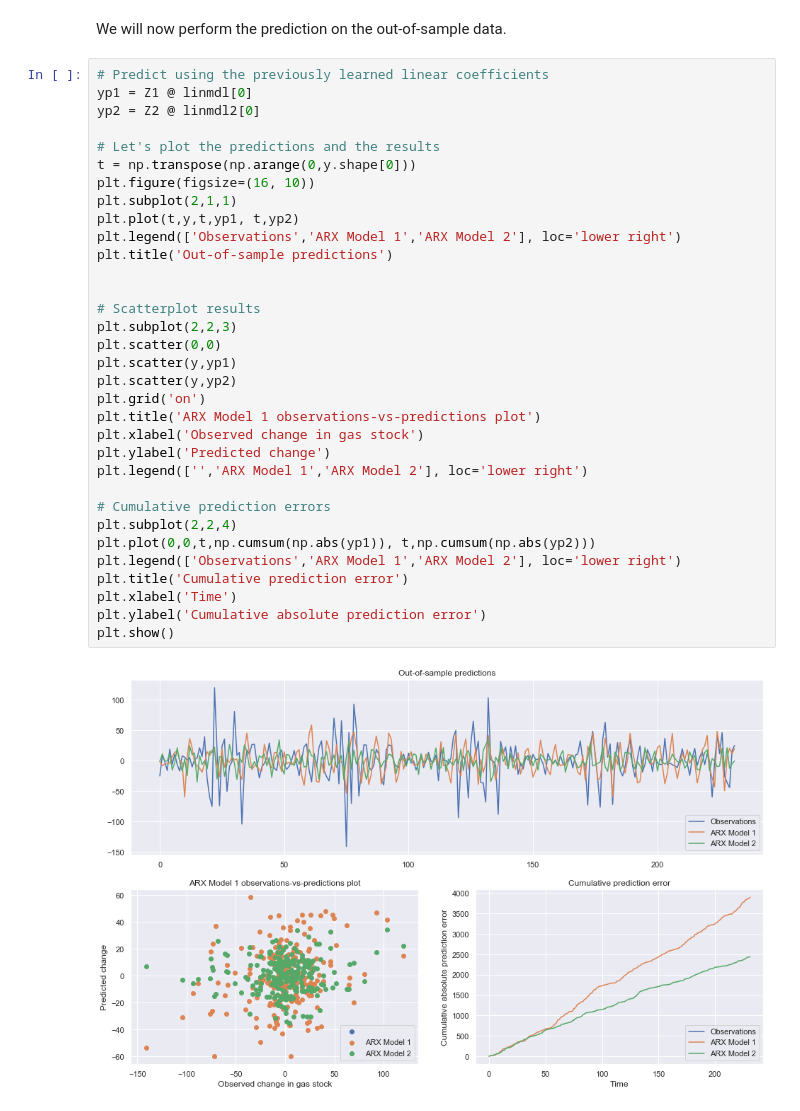
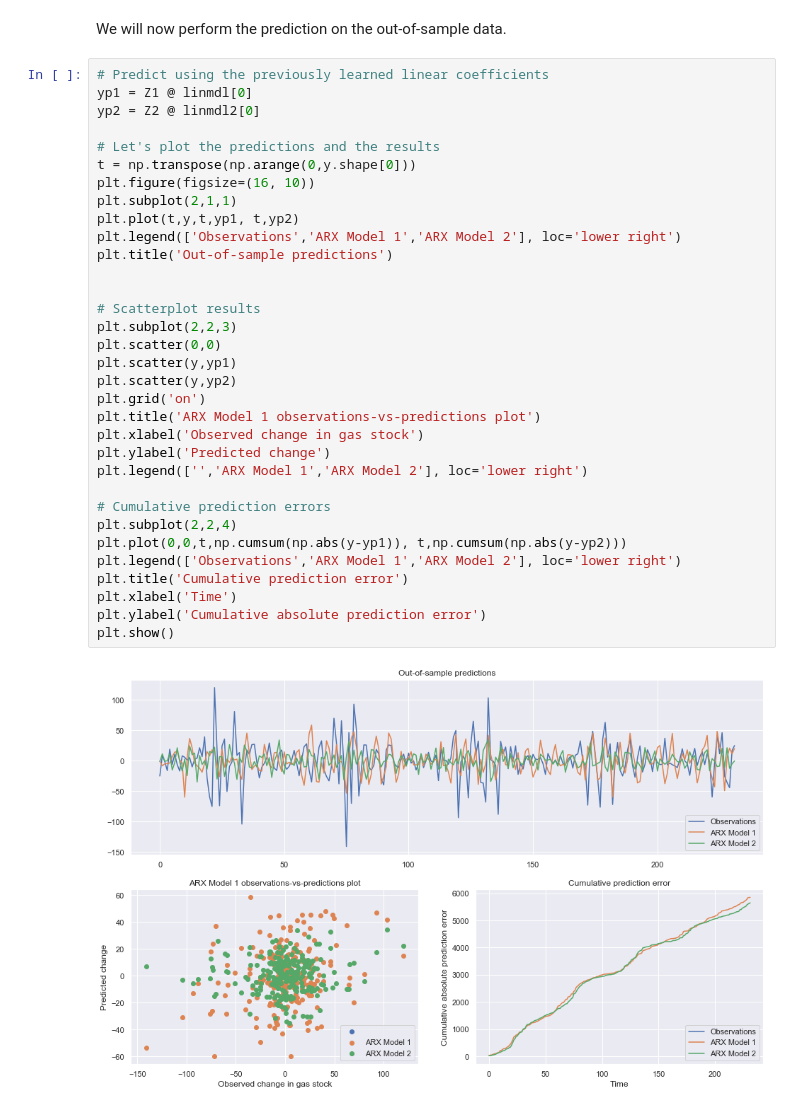
Before and after one commit to KurtButler/AMS520-Project, a Jupyter notebook: Notebooks/Linear Models - Gas.ipynb, the cells around one changed output. Saved outputs shown, nothing was run; the diff lists cells and outputs as text.

```diff
--- a/Notebooks/Linear Models - Gas.ipynb
+++ b/Notebooks/Linear Models - Gas.ipynb
@@ -325,33 +325,33 @@ yp1 = Z1 @ linmdl[0]
 yp2 = Z2 @ linmdl2[0]
 
 # Let's plot the predictions and the results
 t = np.transpose(np.arange(0,y.shape[0]))
 plt.figure(figsize=(16, 10))
 plt.subplot(2,1,1)
 plt.plot(t,y,t,yp1, t,yp2)
 plt.legend(['Observations','ARX Model 1','ARX Model 2'], loc='lower right')
 plt.title('Out-of-sample predictions')
 
 
 # Scatterplot results
 plt.subplot(2,2,3)
 plt.scatter(0,0)
 plt.scatter(y,yp1)
 plt.scatter(y,yp2)
 plt.grid('on')
 plt.title('ARX Model 1 observations-vs-predictions plot')
 plt.xlabel('Observed change in gas stock')
 plt.ylabel('Predicted change')
 plt.legend(['','ARX Model 1','ARX Model 2'], loc='lower right')
 
 # Cumulative prediction errors
 plt.subplot(2,2,4)
-plt.plot(0,0,t,np.cumsum(np.abs(yp1)), t,np.cumsum(np.abs(yp2)))
+plt.plot(0,0,t,np.cumsum(np.abs(y-yp1)), t,np.cumsum(np.abs(y-yp2)))
 plt.legend(['Observations','ARX Model 1','ARX Model 2'], loc='lower right')
 plt.title('Cumulative prediction error')
 plt.xlabel('Time')
 plt.ylabel('Cumulative absolute prediction error')
 plt.show()
 # %% [output]
-[figure, old version]
+[figure, new version]
 # %% [markdown]
```
Also changed, not shown: parts of 1 cell of this notebook.
